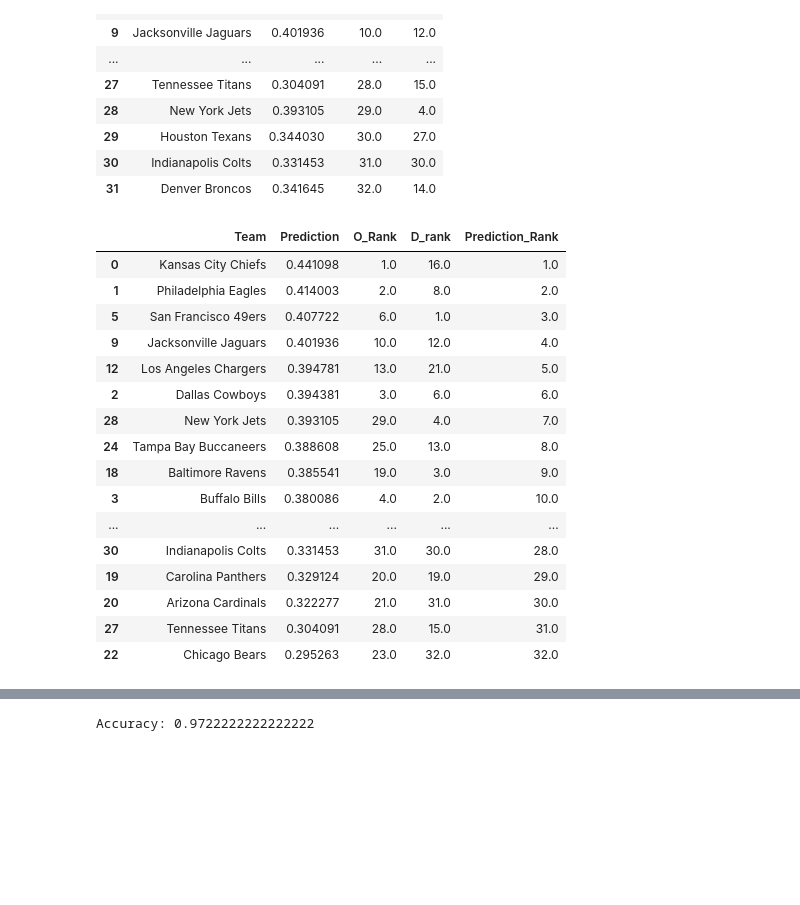
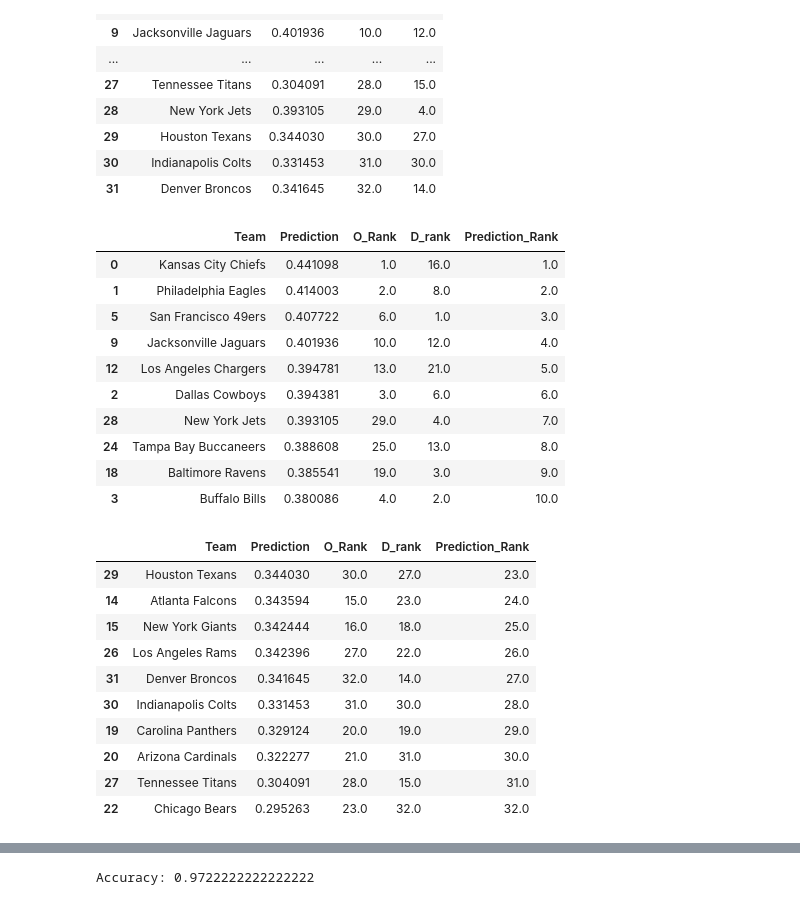
Before and after one commit to dahmadi/TouchdownProphet, a Jupyter notebook: TouchdownProphet.ipynb, the cells around one changed output, grey strips where cells are left out. Saved outputs shown, nothing was run; the diff lists cells and outputs as text; code cells hidden in the pictures; blank space fills up the shorter version.

```diff
--- a/TouchdownProphet.ipynb
+++ b/TouchdownProphet.ipynb
@@ -520,26 +498,32 @@ lr_df2
 # %%
 lr_df2 = lr_df2.sort_values(by = ['Prediction'], ascending = False)
 lr_df2['Prediction_Rank'] = lr_df2['Prediction'].rank(ascending = False)
 
-lr_df2
+display(lr_df2.head(10))
+display(lr_df2.tail(10))
 # %% [output]
 |  | Team | Prediction | O_Rank | D_rank | Prediction_Rank |
 | 0 | Kansas City Chiefs | 0.441098 | 1.0 | 16.0 | 1.0 |
 | 1 | Philadelphia Eagles | 0.414003 | 2.0 | 8.0 | 2.0 |
 | 5 | San Francisco 49ers | 0.407722 | 6.0 | 1.0 | 3.0 |
 | 9 | Jacksonville Jaguars | 0.401936 | 10.0 | 12.0 | 4.0 |
 | 12 | Los Angeles Chargers | 0.394781 | 13.0 | 21.0 | 5.0 |
 | 2 | Dallas Cowboys | 0.394381 | 3.0 | 6.0 | 6.0 |
 | 28 | New York Jets | 0.393105 | 29.0 | 4.0 | 7.0 |
 | 24 | Tampa Bay Buccaneers | 0.388608 | 25.0 | 13.0 | 8.0 |
 | 18 | Baltimore Ravens | 0.385541 | 19.0 | 3.0 | 9.0 |
 | 3 | Buffalo Bills | 0.380086 | 4.0 | 2.0 | 10.0 |
-| ... | ... | ... | ... | ... | ... |
-| 30 | Indianapolis Colts | 0.331453 | 31.0 | 30.0 | 28.0 |
-| 19 | Carolina Panthers | 0.329124 | 20.0 | 19.0 | 29.0 |
-| 20 | Arizona Cardinals | 0.322277 | 21.0 | 31.0 | 30.0 |
-| 27 | Tennessee Titans | 0.304091 | 28.0 | 15.0 | 31.0 |
-| 22 | Chicago Bears | 0.295263 | 23.0 | 32.0 | 32.0 |
+|  | Team | Prediction | O_Rank | D_rank | Prediction_Rank |
+| 29 | Houston Texans | 0.344030 | 30.0 | 27.0 | 23.0 |
+| 14 | Atlanta Falcons | 0.343594 | 15.0 | 23.0 | 24.0 |
+| 15 | New York Giants | 0.342444 | 16.0 | 18.0 | 25.0 |
+| 26 | Los Angeles Rams | 0.342396 | 27.0 | 22.0 | 26.0 |
+| 31 | Denver Broncos | 0.341645 | 32.0 | 14.0 | 27.0 |
+| 30 | Indianapolis Colts | 0.331453 | 31.0 | 30.0 | 28.0 |
+| 19 | Carolina Panthers | 0.329124 | 20.0 | 19.0 | 29.0 |
+| 20 | Arizona Cardinals | 0.322277 | 21.0 | 31.0 | 30.0 |
+| 27 | Tennessee Titans | 0.304091 | 28.0 | 15.0 | 31.0 |
+| 22 | Chicago Bears | 0.295263 | 23.0 | 32.0 | 32.0 |
 # %%
 lr_df2.to_csv('Data/LR_Predictions.csv', index = False)
 # %%
```
Also changed, not shown: parts of 4 cells of this notebook, 8 other files.
